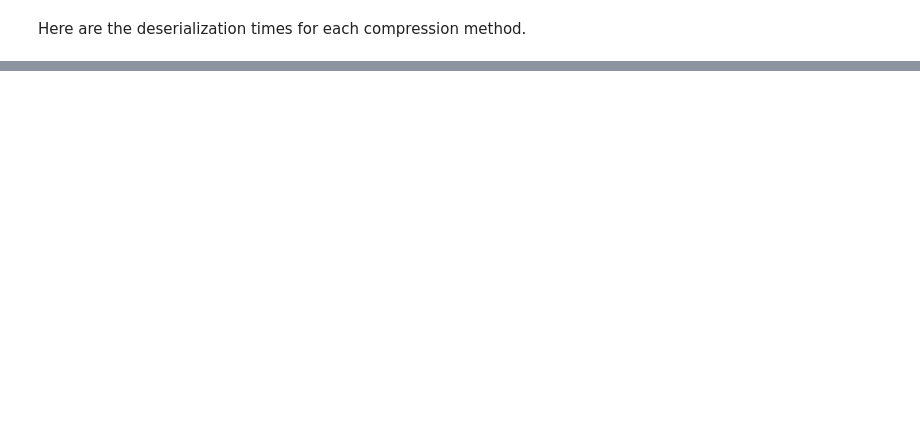
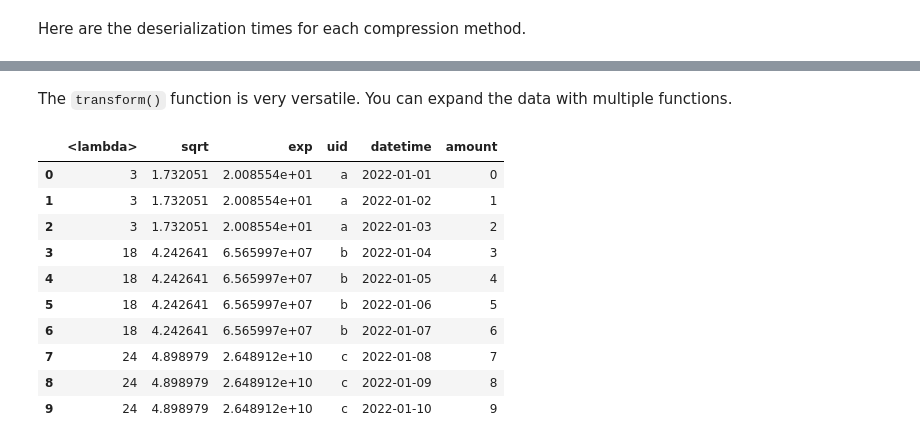
Before and after one commit to oneoffcoder/books, a Jupyter notebook: sphinx/scikit-intro/source/pandas.ipynb, the cells around one changed output, grey strips where cells are left out. Cells and saved outputs as stored; diff of their text form; code cells hidden in the pictures; blank space fills up the shorter version.

```diff
--- a/sphinx/scikit-intro/source/pandas.ipynb
+++ b/sphinx/scikit-intro/source/pandas.ipynb
@@ -1597,0 +1890,20 @@ Wall time: 6.14 ms
+# %% [markdown]
+The `transform()` function is very versatile. You can expand the data with multiple functions.
+# %%
+df \
+    .groupby(['uid'])['amount'] \
+    .transform('sum') \
+    .transform([lambda v: v, np.sqrt, np.exp]) \
+    .join(df)
+# %% [output]
+|  | <lambda> | sqrt | exp | uid | datetime | amount |
+| 0 | 3 | 1.732051 | 2.008554e+01 | a | 2022-01-01 | 0 |
+| 1 | 3 | 1.732051 | 2.008554e+01 | a | 2022-01-02 | 1 |
+| 2 | 3 | 1.732051 | 2.008554e+01 | a | 2022-01-03 | 2 |
+| 3 | 18 | 4.242641 | 6.565997e+07 | b | 2022-01-04 | 3 |
+| 4 | 18 | 4.242641 | 6.565997e+07 | b | 2022-01-05 | 4 |
+| 5 | 18 | 4.242641 | 6.565997e+07 | b | 2022-01-06 | 5 |
+| 6 | 18 | 4.242641 | 6.565997e+07 | b | 2022-01-07 | 6 |
+| 7 | 24 | 4.898979 | 2.648912e+10 | c | 2022-01-08 | 7 |
+| 8 | 24 | 4.898979 | 2.648912e+10 | c | 2022-01-09 | 8 |
+| 9 | 24 | 4.898979 | 2.648912e+10 | c | 2022-01-10 | 9 |
```
Also changed, not shown: parts of 57 cells of this notebook.
